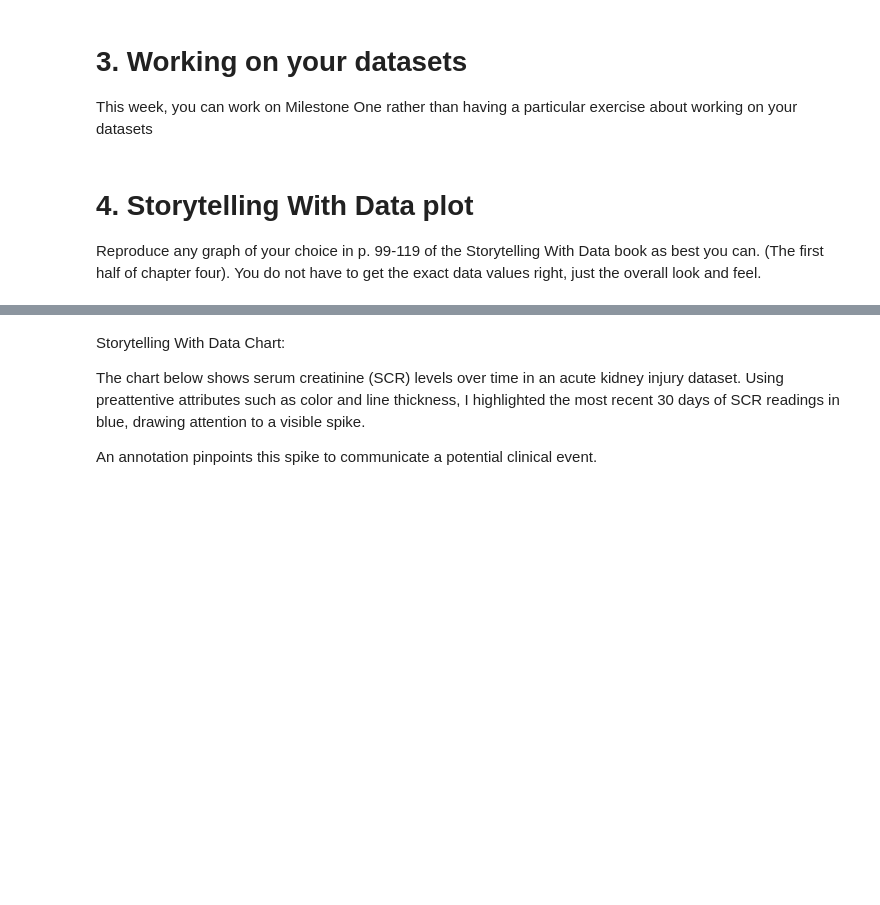
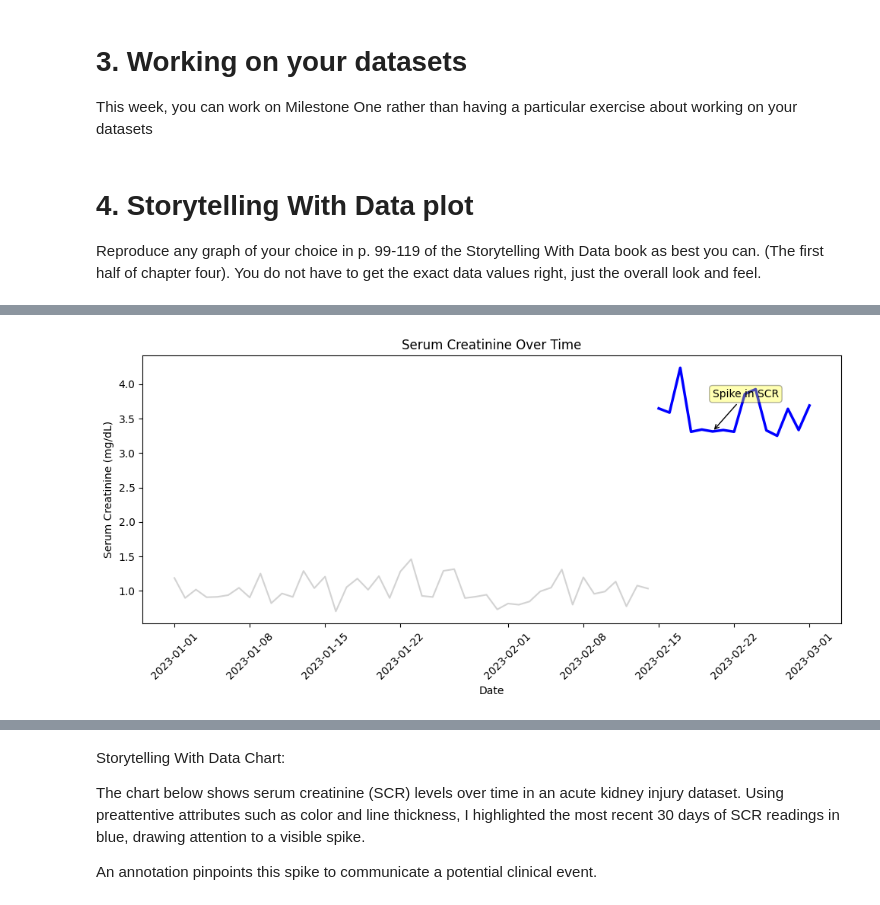
Before and after one commit to jhardis2/AI_HW7, a Jupyter notebook: Week7 (1).ipynb, the cells around one changed output, grey strips where cells are left out. Cells and saved outputs as stored; diff of their text form; code cells hidden in the pictures; blank space fills up the shorter version.

```diff
--- a/Week7 (1).ipynb
+++ b/Week7 (1).ipynb
@@ -205,0 +87,92 @@ plt.show()
+# %%
+import pandas as pd
+import matplotlib.pyplot as plt
+import seaborn as sns
+import numpy as np
+
+# Simulated CKD dataset for demonstration purposes
+np.random.seed(42)
+n_ckd = 100
+n_non_ckd = 100
+
+data = {
+    'classification': ['ckd'] * n_ckd + ['notckd'] * n_non_ckd,
+    'serum_creatinine': np.concatenate([np.random.normal(3.0, 0.8, n_ckd), np.random.normal(1.0, 0.3, n_non_ckd)]),
+    'hemoglobin': np.concatenate([np.random.normal(10, 1.5, n_ckd), np.random.normal(13.5, 1.0, n_non_ckd)]),
+    'albumin': np.concatenate([np.random.normal(3.0, 0.5, n_ckd), np.random.normal(4.5, 0.3, n_non_ckd)]),
+    'glucose': np.concatenate([np.random.normal(150, 40, n_ckd), np.random.normal(110, 25, n_non_ckd)]),
+    'hypertension': [1]*70 + [0]*30 + [1]*40 + [0]*60,
+    'diabetes': [1]*60 + [0]*40 + [1]*30 + [0]*70
+}
+
+ckd_df = pd.DataFrame(data)
+
+# Simulate a serum creatinine time series for one patient
+scr_time = pd.date_range(start='2023-01-01', periods=60)
+scr_values = np.concatenate([np.random.normal(1.0, 0.2, 45), np.random.normal(3.5, 0.3, 15)])
+scr_df = pd.DataFrame({'date': scr_time, 'serum_creatinine': scr_values})
+
+# Create visualizations
+figures = []
+
+# 1. Highlighted SCR Line Chart
+plt.figure(figsize=(10, 5))
+plt.plot(scr_df['date'][:45], scr_df['serum_creatinine'][:45], color='lightgray', label='Earlier')
+plt.plot(scr_df['date'][45:], scr_df['serum_creatinine'][45:], color='blue', linewidth=2.5, label='Recent Spike')
+plt.annotate('Spike in SCR',
+             xy=(scr_df['date'][50], scr_df['serum_creatinine'][50]),
+             xytext=(scr_df['date'][50], scr_df['serum_creatinine'][50] + 0.5),
+             arrowprops=dict(facecolor='black', arrowstyle='->'),
+             fontsize=10, bbox=dict(boxstyle='round,pad=0.3', fc='yellow', alpha=0.3))
+plt.title('Serum Creatinine Over Time')
+plt.xlabel('Date')
+plt.ylabel('Serum Creatinine (mg/dL)')
+plt.xticks(rotation=45)
+plt.tight_layout()
+figures.append(plt.gcf())
+
+# 2. Boxplot: Serum Creatinine by CKD Status
+plt.figure(figsize=(8, 5))
+sns.boxplot(data=ckd_df, x='classification', y='serum_creatinine', palette='Set2')
+plt.title('Serum Creatinine by CKD Status')
+plt.xlabel('CKD Classification')
+plt.ylabel('Serum Creatinine (mg/dL)')
+plt.tight_layout()
+figures.append(plt.gcf())
+
+# 3. Boxplot: Hemoglobin by CKD Status
+plt.figure(figsize=(8, 5))
+sns.boxplot(data=ckd_df, x='classification', y='hemoglobin', palette='Set2')
+plt.title('Hemoglobin Levels by CKD Status')
+plt.xlabel('CKD Classification')
+plt.ylabel('Hemoglobin (g/dL)')
+plt.tight_layout()
+figures.append(plt.gcf())
+
+# 4. Feature Importance Bar Chart (Simulated Importance Scores)
+feature_importance = pd.Series({
+    'serum_creatinine': 0.35,
+    'hemoglobin': 0.25,
+    'albumin': 0.20,
+    'glucose': 0.10,
+    'hypertension': 0.07,
+    'diabetes': 0.03
+})
+
+plt.figure(figsize=(8, 5))
+feature_importance.sort_values().plot(kind='barh', color='steelblue')
+plt.title('Top Predictive Features for CKD (Simulated)')
+plt.xlabel('Importance Score')
+plt.tight_layout()
+figures.append(plt.gcf())
+
+# 5. Heatmap of Feature Correlations
+plt.figure(figsize=(8, 6))
+corr = ckd_df[['serum_creatinine', 'hemoglobin', 'albumin', 'glucose']].corr()
+sns.heatmap(corr, annot=True, cmap='coolwarm', fmt=".2f")
+plt.title('Correlation Between Clinical Features')
+plt.tight_layout()
+figures.append(plt.gcf())
+
+ckd_df.head()
+# %% [output]
@@ -205,0 +192 @@ plt.show()
+[figure, added]
```
Also changed, not shown: parts of 8 cells of this notebook.
